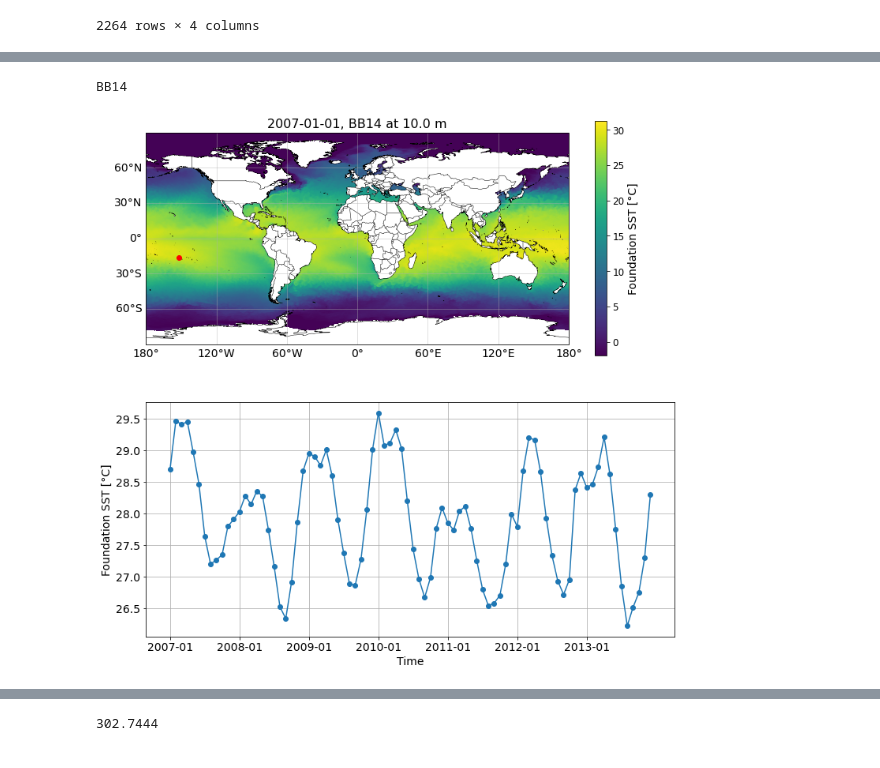
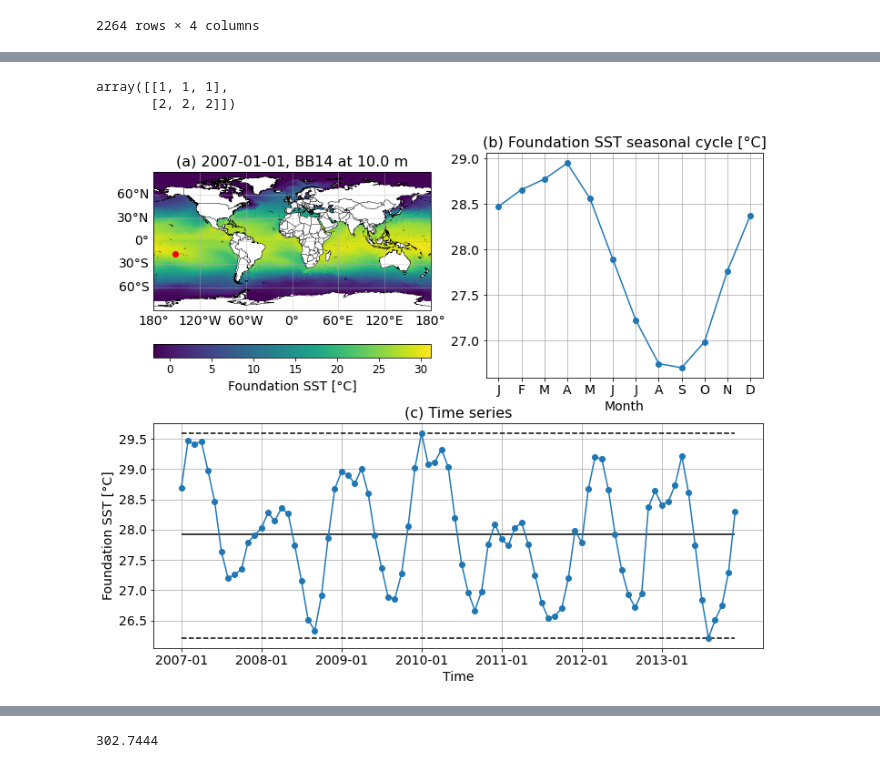
Before and after one commit to agonmer/sat4sediments, a Jupyter notebook: extract_temporal_stats.ipynb, the cells around one changed output, grey strips where cells are left out. Saved outputs shown, nothing was run; the diff lists cells and outputs as text; code cells hidden in the pictures.

```diff
--- a/extract_temporal_stats.ipynb
+++ b/extract_temporal_stats.ipynb
@@ -59,7 +149,4 @@ str_end = '2013-12-01'
 # %%
-# Set the half width of the box over which to take the average.
-dlat = 0.1
-dlon = 0.1
 
 # Select the point.
 lon0 = df_loc['LONG'][0]
@@ -74,6 +161,8 @@ instant = instant_start
 it_s_the_first_instant = True
 sst_series = []
 time_series = []
+sst_seasonal = np.zeros(12) # To compute the seasonal cycle
+sst_seasonal_count = np.zeros(12)
 
 while instant <= instant_end:
     print(instant)
@@ -93,6 +182,9 @@ while instant <= instant_end:
                                               lat=slice(lat0-dlat,lat0+dlat)).mean(dim=['lon','lat'],skipna=True).values
 
         sst_series.extend([sst0.item()])
+        sst_seasonal[mm] += sst0
+        sst_seasonal_count[mm] += 1
+        print(sst_seasonal_count)
         #print(sst_series)
         time_series.extend([year_oi + '-' + str(mm+1).zfill(2)])
 
@@ -130,33 +222,60 @@ sst_t = np.array(sst_series)
-# %%
-print(sf0)
-# %% [output]
-BB14
+# %%
+a = np.array([1,1,1])
+b = np.array([2,2,2])
+
+c = np.append([a],[b],axis=0)
+c
+# %% [output]
+array([[1, 1, 1],
+       [2, 2, 2]])
+# %%
+# Compute the relevant stats
+
+sst_min = np.min(sst_t)
+sst_max = np.max(sst_t)
+sst_avg = np.mean(sst_t)
+
+sst_seasonal_cycle = sst_seasonal/sst_seasonal_count
 # %%
-fig = plt.figure(figsize=(12,12))
+fig = plt.figure(figsize=(12,10))
 
-ax1 = fig.add_subplot(2,1,1,projection=crs)
+ax1 = fig.add_subplot(2,2,1,projection=crs)
 plot_background(ax1)
 pc1 = ax1.pcolormesh(lon_sst,lat_sst,l4_sst[0]-273.15,shading='nearest',transform=ccrs.PlateCarree())
-cbar1 = plt.colorbar(pc1)
+cbar1 = plt.colorbar(pc1, orientation = 'horizontal')
 cbar1.ax.tick_params(labelsize=12)
 ax1.plot(lon0,lat0,'or')
 ax1.plot([lon0-dlon,lon0+dlon,lon0+dlon,lon0-dlon,lon0-dlon],
          [lat0-dlat,lat0-dlat,lat0+dlat,lat0+dlat,lat0-dlat],'red')
 cbar1.set_label('Foundation SST [°C]',size=14)
-ax1.set_title(str_start+', '+sf0+' at '+str(wd0)+' m', fontsize=16)
+ax1.set_title('(a) ' + str_start+', '+sf0+' at '+str(wd0)+' m', fontsize=16)
 
-ax2 = fig.add_subplot(2,1,2)
-ax2.plot(time_series,sst_t-273.15,'o-')
+ax2 = fig.add_subplot(2,2,2)
+ax2.plot(np.arange(1,13),sst_seasonal_cycle-273.15,'o-')
 ax2.tick_params(axis='both',labelsize=14)
-ax2.set_ylabel('Foundation SST [°C]',fontsize=14)
-ax2.set_xlabel('Time',fontsize=14)
-ax2.set_xticks(np.arange(0,len(sst_series),12))
-ax2.set_xticklabels(time_series[::12])
+ax2.set_title('(b) Foundation SST seasonal cycle [°C]', fontsize=16)
+ax2.set_xlabel('Month',fontsize=14)
+ax2.set_xticks(np.arange(1,13))
+ax2.set_xticklabels(['J','F','M','A','M','J','J','A','S','O','N','D'])
 plt.grid()
 
+ax3 = fig.add_subplot(2,1,2)
+ax3.plot(time_series,sst_t-273.15,'o-')
+ax3.tick_params(axis='both',labelsize=14)
+ax3.set_ylabel('Foundation SST [°C]',fontsize=14)
+ax3.set_xlabel('Time',fontsize=14)
+ax3.set_xticks(np.arange(0,len(sst_series),12))
+ax3.set_xticklabels(time_series[::12])
+ax3.set_title('(c) Time series', fontsize=16)
+plt.grid()
+ax3.hlines(sst_max-273.15,time_series[0],time_series[-1],colors='k',linestyles='dashed')
+ax3.hlines(sst_min-273.15,time_series[0],time_series[-1],colors='k',linestyles='dashed')
+ax3.hlines(sst_avg-273.15,time_series[0],time_series[-1],colors='k',linestyles='solid')
+
 figure_name = 'map_time_series_sst_'+sf0+'_'+str(wd0)+'.png'
+plt.savefig(figure_name,bbox_inches='tight')
 # %% [output]
-[figure, old version]
+[figure, new version]
 # %%
 # Set the path to SST files
 path2sst = '/media/agostino/sailboat/neodc/esacci/sst/data/CDR_v2/Analysis/L4/v2.1/'
```
Also changed, not shown: parts of 3 cells of this notebook.
